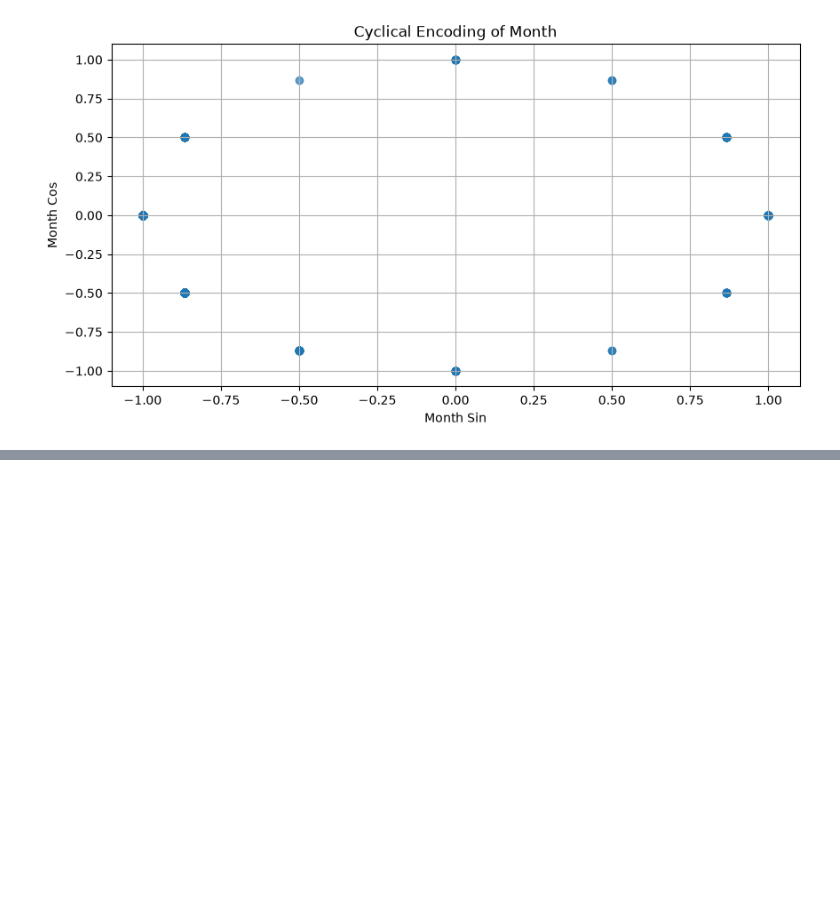
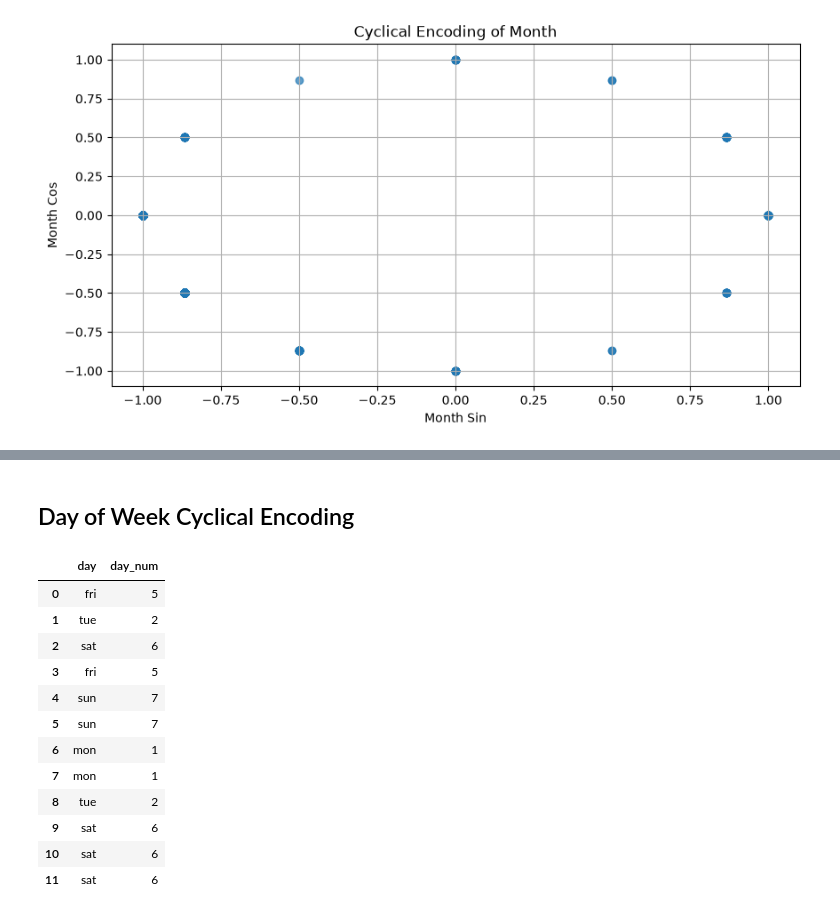
Before and after one commit to mraznyrazeek/Forest-Fire-Burned-Area-Prediction-System, a Jupyter notebook: backend/notebooks/03_feature_engineering.ipynb, the cells around one changed output, grey strips where cells are left out. Saved outputs shown, nothing was run; the diff lists cells and outputs as text; code cells hidden in the pictures; blank space fills up the shorter version.

```diff
--- a/backend/notebooks/03_feature_engineering.ipynb
+++ b/backend/notebooks/03_feature_engineering.ipynb
@@ -401,0 +412,2 @@ plt.show()
+# %% [markdown]
+## Day of Week Cyclical Encoding
@@ -401,0 +426,16 @@ plt.show()
+# %%
+df[["day", "day_num"]].head(12)
+# %% [output]
+|  | day | day_num |
+| 0 | fri | 5 |
+| 1 | tue | 2 |
+| 2 | sat | 6 |
+| 3 | fri | 5 |
+| 4 | sun | 7 |
+| 5 | sun | 7 |
+| 6 | mon | 1 |
+| 7 | mon | 1 |
+| 8 | tue | 2 |
+| 9 | sat | 6 |
+| 10 | sat | 6 |
+| 11 | sat | 6 |
```
Also changed, not shown: parts of 9 cells of this notebook.
